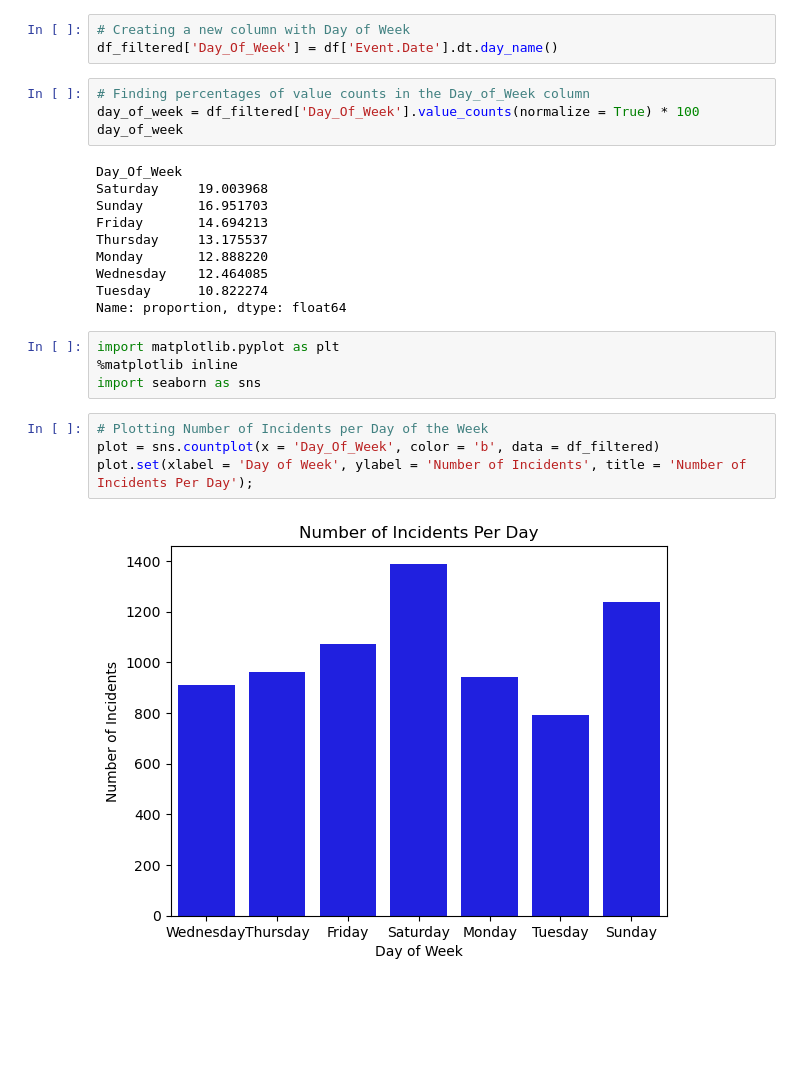
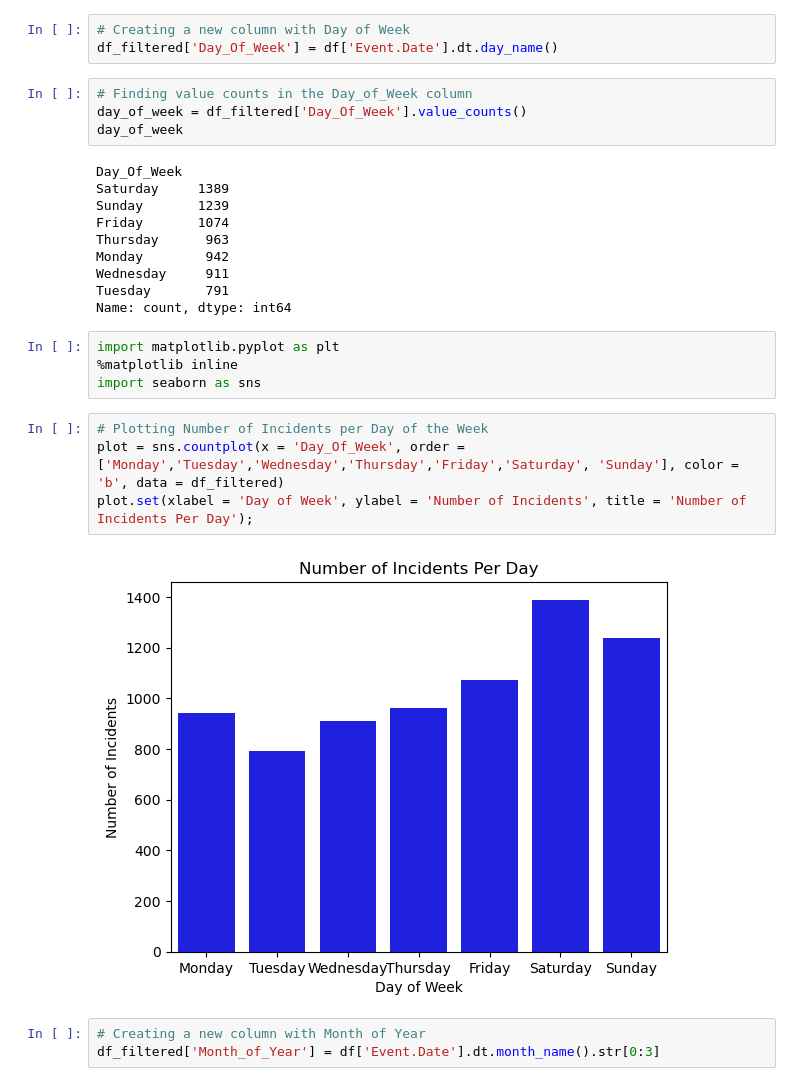
Before and after one commit to alliwar/aircraft_risk, a Jupyter notebook: initial.ipynb, the cells around one changed output. Saved outputs shown, nothing was run; the diff lists cells and outputs as text; blank space fills up the shorter version.

Commit message:
fixed labels on day of week graph

```diff
--- a/initial.ipynb
+++ b/initial.ipynb
@@ -218,26 +218,29 @@ df_filtered['Event.Date'] = pd.to_datetime(df_filtered['Event.Date'])
 # Creating a new column with Day of Week
 df_filtered['Day_Of_Week'] = df['Event.Date'].dt.day_name()
 # %%
-# Finding percentages of value counts in the Day_of_Week column
-day_of_week = df_filtered['Day_Of_Week'].value_counts(normalize = True) * 100
+# Finding value counts in the Day_of_Week column
+day_of_week = df_filtered['Day_Of_Week'].value_counts()
 day_of_week
 # %% [output]
 Day_Of_Week
-Saturday     19.003968
-Sunday       16.951703
-Friday       14.694213
-Thursday     13.175537
-Monday       12.888220
-Wednesday    12.464085
-Tuesday      10.822274
-Name: proportion, dtype: float64
+Saturday     1389
+Sunday       1239
+Friday       1074
+Thursday      963
+Monday        942
+Wednesday     911
+Tuesday       791
+Name: count, dtype: int64
 # %%
 import matplotlib.pyplot as plt
 %matplotlib inline
 import seaborn as sns
 # %%
 # Plotting Number of Incidents per Day of the Week
-plot = sns.countplot(x = 'Day_Of_Week', color = 'b', data = df_filtered)
+plot = sns.countplot(x = 'Day_Of_Week', order = ['Monday','Tuesday','Wednesday','Thursday','Friday','Saturday', 'Sunday'], color = 'b', data = df_filtered)
 plot.set(xlabel = 'Day of Week', ylabel = 'Number of Incidents', title = 'Number of Incidents Per Day');
 # %% [output]
-[figure, old version]
+[figure, new version]
+# %%
+# Creating a new column with Month of Year
+df_filtered['Month_of_Year'] = df['Event.Date'].dt.month_name().str[0:3]
```
Also changed, not shown: parts of 2 cells of this notebook, 1 other file.
